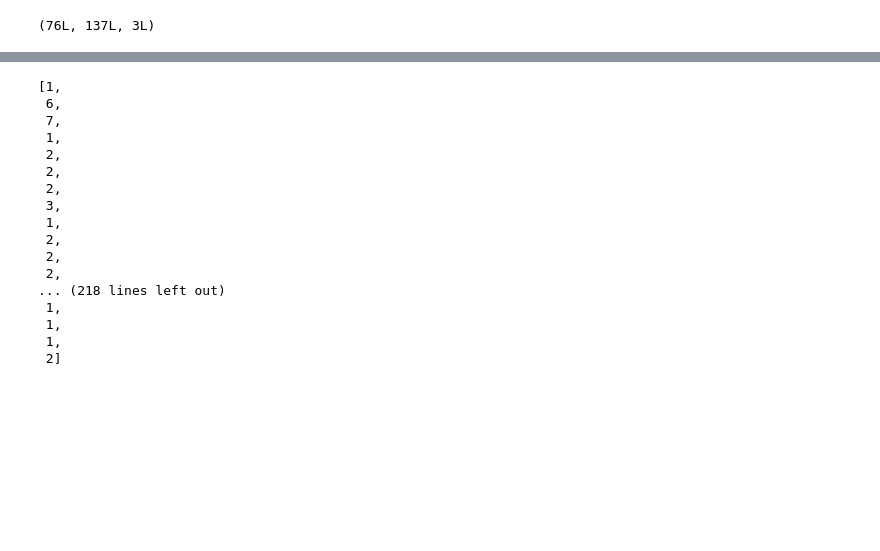
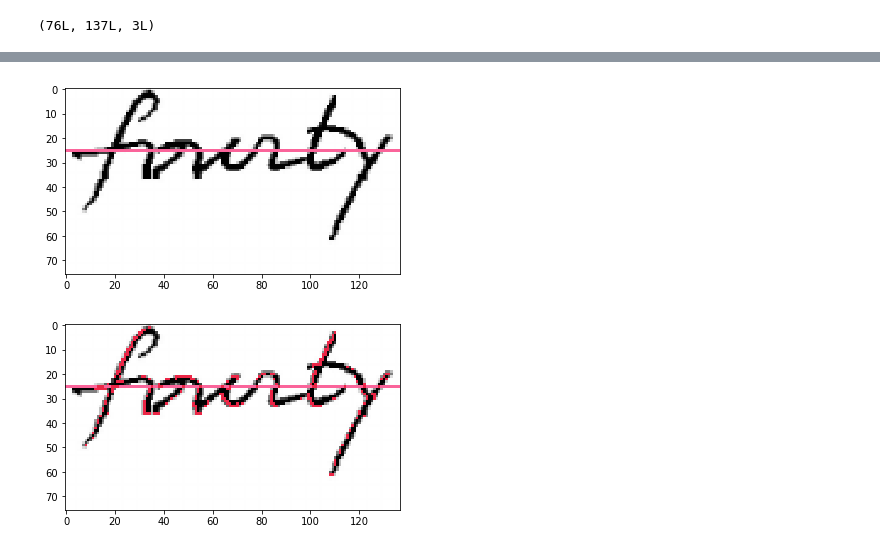
Before and after one commit to obiesie/cheque, a Jupyter notebook: character_segmenter.ipynb, the cells around one changed output, grey strips where cells are left out. Drawn from its saved outputs; the diff is of its cells as text; code cells hidden in the pictures; blank space fills up the shorter version.

Commit message:
- Get strokes of the words (width and height-wise)

```diff
--- a/character_segmenter.ipynb
+++ b/character_segmenter.ipynb
@@ -46,6 +29,6 @@ array([[255, 255, 255],
+# %%
+benchmark_black = [65, 65, 65]
 # %%
-
-benchmark_black = [50, 50, 50]
 def calculate_stroke_width(image):
     #each row of pixels
     all_stroke_widths = []
@@ -128,23 +89,32 @@ def calculate_stroke_height(image):
     return all_stroke_height, all_stroke_locations
 
 all_stroke_height, all_stroke_height_locations = calculate_stroke_width(image_of_word)
-# %%
-all_stroke_height
-# %% [output]
-[1,
- 6,
- 7,
- 1,
- 2,
- 2,
- 2,
- 3,
- 1,
- 2,
- 2,
- 2,
-... (218 lines left out)
- 1,
- 1,
- 1,
- 2]
+# %%
+#get row with the max number of strokes as the row that represent roughly the one that has all the characters
+def calculate_row_with_max_separate_stokes(image):
+    #each row of pixels
+    max_strokes= -1
+    max_strokes_index = -1
+    for row_index, row in enumerate(image):
+        running_stroke = False
+        number_of_indv_strokes = 0
+        for column_index, column in enumerate(row):
+            if (column[0] <= benchmark_black[0] and column[1] <= benchmark_black[1] and column[2] <= benchmark_black[2]):
+                running_stroke = True
+            else:
+                if running_stroke:
+                    number_of_indv_strokes = number_of_indv_strokes + 1
+                running_stroke = False
+        if(number_of_indv_strokes > max_strokes):
+            max_strokes = number_of_indv_strokes
+            max_stroke_index = row_index
+    return max_stroke_index
+max_stroke_index = calculate_row_with_max_separate_stokes(image_of_word)
+# %%
+#visualise the row with the most strokes
+image_for_visuals = deepcopy(image_of_word)
+image_for_visuals[max_stroke_index] = [[250, 100, 154] for pixel in image_for_visuals[max_stroke_index]]
+plot.imshow(image_for_visuals)
+plot.show()
+# %% [output]
+[figure, added]
@@ -150,0 +225,15 @@ all_stroke_height
+# %%
+#draw this so we can visualise
+def visualise_points( all_points, image):
+    for point in all_points:
+        image[point] = [235, 38, 70]
+    plot.imshow(image)
+    plot.show()
+
+
+all_points = []
+all_points.extend(lowest_points)
+all_points.extend(highest_points)
+visualise_points(all_points, image_for_visuals)
+# %% [output]
+[figure, added]
```
Also changed, not shown: parts of 11 cells of this notebook.
